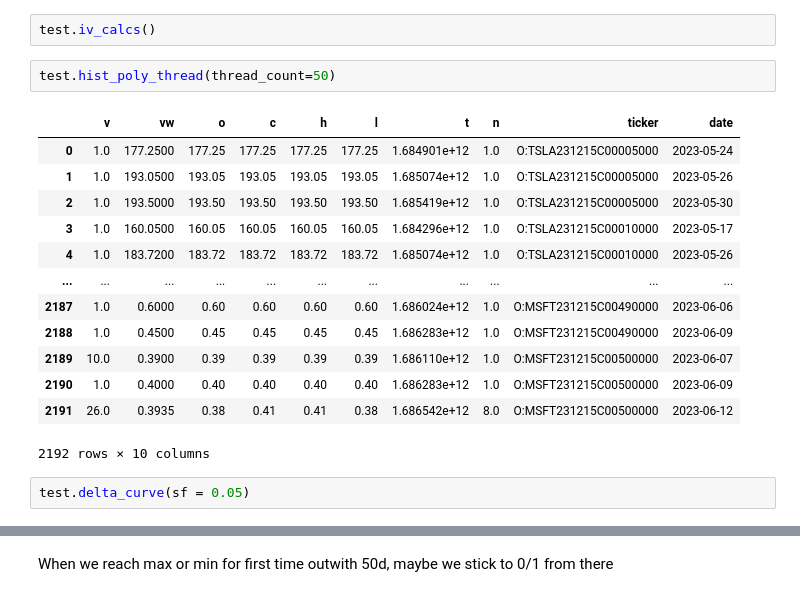
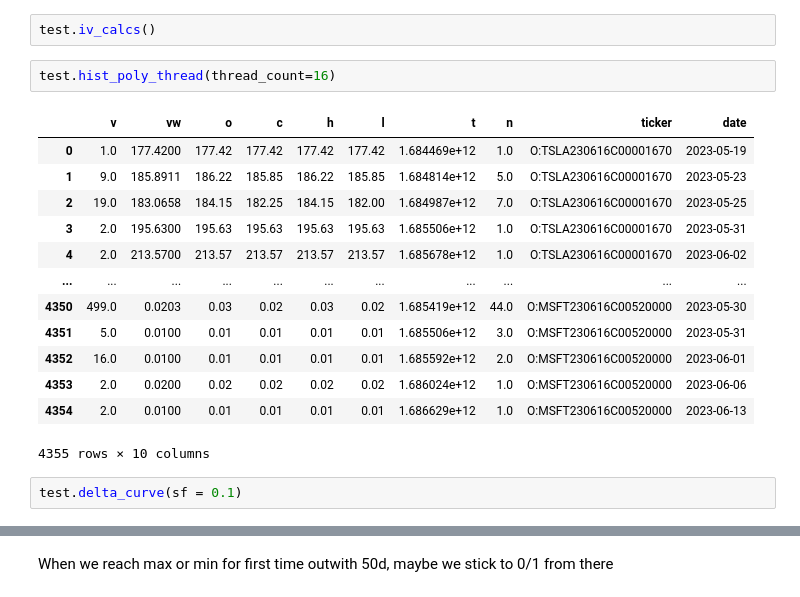
Before and after one commit to BenBowring/OptionSite, a Jupyter notebook: delta_test.ipynb, the cells around one changed output, grey strips where cells are left out. Drawn from its saved outputs; the diff is of its cells as text.

```diff
--- a/delta_test.ipynb
+++ b/delta_test.ipynb
@@ -16,23 +18,23 @@ test.poly_parse()
 # %%
 test.iv_calcs()
 # %%
-test.hist_poly_thread(thread_count=50)
+test.hist_poly_thread(thread_count=16)
 # %% [output]
 |  | v | vw | o | c | h | l | t | n | ticker | date |
-| 0 | 1.0 | 177.2500 | 177.25 | 177.25 | 177.25 | 177.25 | 1.684901e+12 | 1.0 | O:TSLA231215C00005000 | 2023-05-24 |
-| 1 | 1.0 | 193.0500 | 193.05 | 193.05 | 193.05 | 193.05 | 1.685074e+12 | 1.0 | O:TSLA231215C00005000 | 2023-05-26 |
-| 2 | 1.0 | 193.5000 | 193.50 | 193.50 | 193.50 | 193.50 | 1.685419e+12 | 1.0 | O:TSLA231215C00005000 | 2023-05-30 |
-| 3 | 1.0 | 160.0500 | 160.05 | 160.05 | 160.05 | 160.05 | 1.684296e+12 | 1.0 | O:TSLA231215C00010000 | 2023-05-17 |
-| 4 | 1.0 | 183.7200 | 183.72 | 183.72 | 183.72 | 183.72 | 1.685074e+12 | 1.0 | O:TSLA231215C00010000 | 2023-05-26 |
+| 0 | 1.0 | 177.4200 | 177.42 | 177.42 | 177.42 | 177.42 | 1.684469e+12 | 1.0 | O:TSLA230616C00001670 | 2023-05-19 |
+| 1 | 9.0 | 185.8911 | 186.22 | 185.85 | 186.22 | 185.85 | 1.684814e+12 | 5.0 | O:TSLA230616C00001670 | 2023-05-23 |
+| 2 | 19.0 | 183.0658 | 184.15 | 182.25 | 184.15 | 182.00 | 1.684987e+12 | 7.0 | O:TSLA230616C00001670 | 2023-05-25 |
+| 3 | 2.0 | 195.6300 | 195.63 | 195.63 | 195.63 | 195.63 | 1.685506e+12 | 1.0 | O:TSLA230616C00001670 | 2023-05-31 |
+| 4 | 2.0 | 213.5700 | 213.57 | 213.57 | 213.57 | 213.57 | 1.685678e+12 | 1.0 | O:TSLA230616C00001670 | 2023-06-02 |
 | ... | ... | ... | ... | ... | ... | ... | ... | ... | ... | ... |
-| 2187 | 1.0 | 0.6000 | 0.60 | 0.60 | 0.60 | 0.60 | 1.686024e+12 | 1.0 | O:MSFT231215C00490000 | 2023-06-06 |
-| 2188 | 1.0 | 0.4500 | 0.45 | 0.45 | 0.45 | 0.45 | 1.686283e+12 | 1.0 | O:MSFT231215C00490000 | 2023-06-09 |
-| 2189 | 10.0 | 0.3900 | 0.39 | 0.39 | 0.39 | 0.39 | 1.686110e+12 | 1.0 | O:MSFT231215C00500000 | 2023-06-07 |
-| 2190 | 1.0 | 0.4000 | 0.40 | 0.40 | 0.40 | 0.40 | 1.686283e+12 | 1.0 | O:MSFT231215C00500000 | 2023-06-09 |
-| 2191 | 26.0 | 0.3935 | 0.38 | 0.41 | 0.41 | 0.38 | 1.686542e+12 | 8.0 | O:MSFT231215C00500000 | 2023-06-12 |
+| 4350 | 499.0 | 0.0203 | 0.03 | 0.02 | 0.03 | 0.02 | 1.685419e+12 | 44.0 | O:MSFT230616C00520000 | 2023-05-30 |
+| 4351 | 5.0 | 0.0100 | 0.01 | 0.01 | 0.01 | 0.01 | 1.685506e+12 | 3.0 | O:MSFT230616C00520000 | 2023-05-31 |
+| 4352 | 16.0 | 0.0100 | 0.01 | 0.01 | 0.01 | 0.01 | 1.685592e+12 | 2.0 | O:MSFT230616C00520000 | 2023-06-01 |
+| 4353 | 2.0 | 0.0200 | 0.02 | 0.02 | 0.02 | 0.02 | 1.686024e+12 | 1.0 | O:MSFT230616C00520000 | 2023-06-06 |
+| 4354 | 2.0 | 0.0100 | 0.01 | 0.01 | 0.01 | 0.01 | 1.686629e+12 | 1.0 | O:MSFT230616C00520000 | 2023-06-13 |
-2192 rows × 10 columns
+4355 rows × 10 columns
 # %%
-test.delta_curve(sf = 0.05)
+test.delta_curve(sf = 0.1)
 # %%
 test.curve_df
 # %% [output]
```
Also changed, not shown: parts of 5 cells of this notebook, 1 other file.
